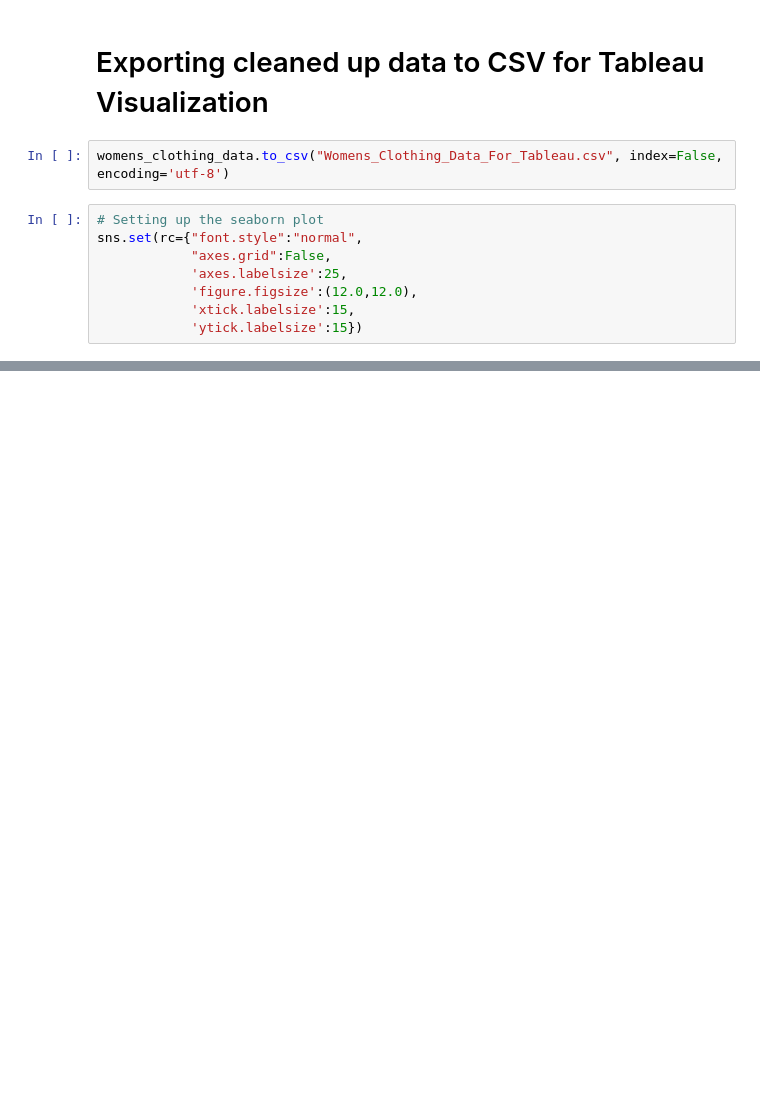
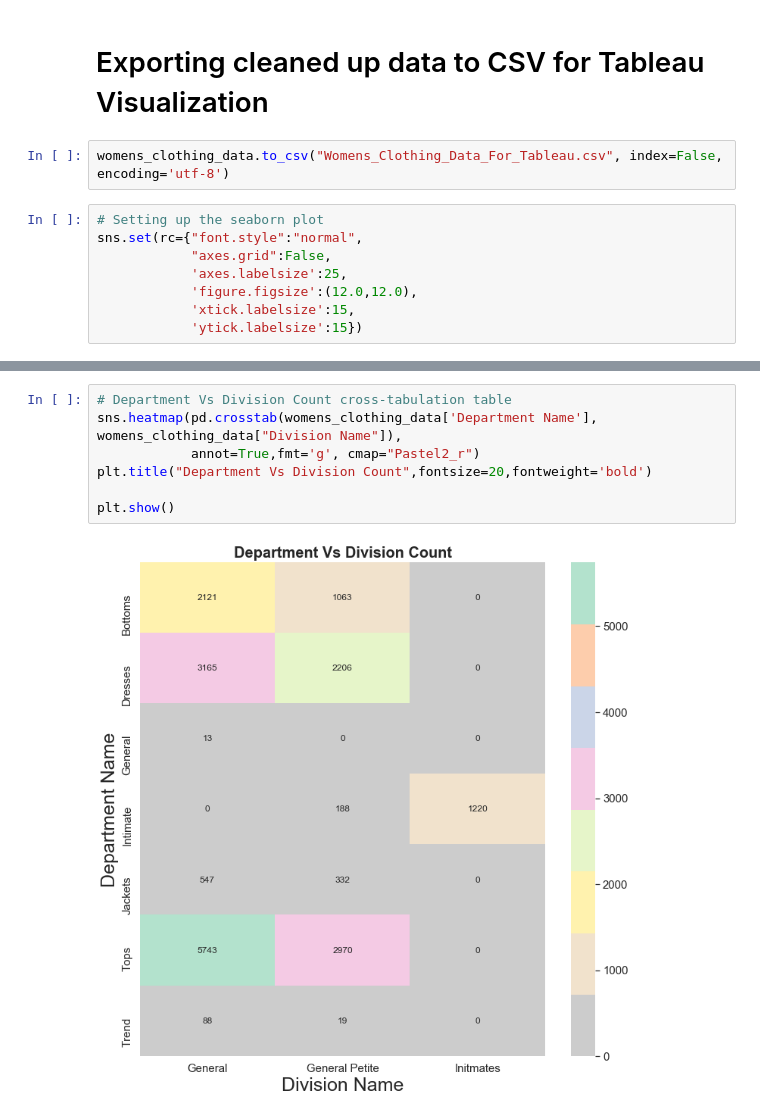
Before and after one commit to skylar17/final_project_CUdbc, a Jupyter notebook: Kamal_Womens_Clothing_Review.ipynb, the cells around one changed output, grey strips where cells are left out. Cells and saved outputs as stored; diff of their text form; blank space fills up the shorter version.

```diff
--- a/Kamal_Womens_Clothing_Review.ipynb
+++ b/Kamal_Womens_Clothing_Review.ipynb
@@ -208,0 +247,9 @@ plt.show()
+# %%
+# Department Vs Division Count cross-tabulation table
+sns.heatmap(pd.crosstab(womens_clothing_data['Department Name'], womens_clothing_data["Division Name"]),
+            annot=True,fmt='g', cmap="Pastel2_r")
+plt.title("Department Vs Division Count",fontsize=20,fontweight='bold')
+
+plt.show()
+# %% [output]
+[figure, added]
```
Also changed, not shown: parts of 16 cells of this notebook.
